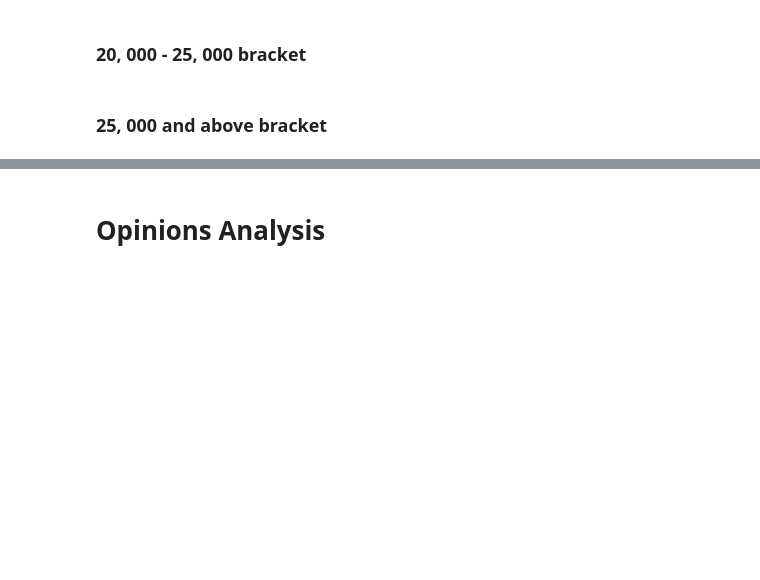
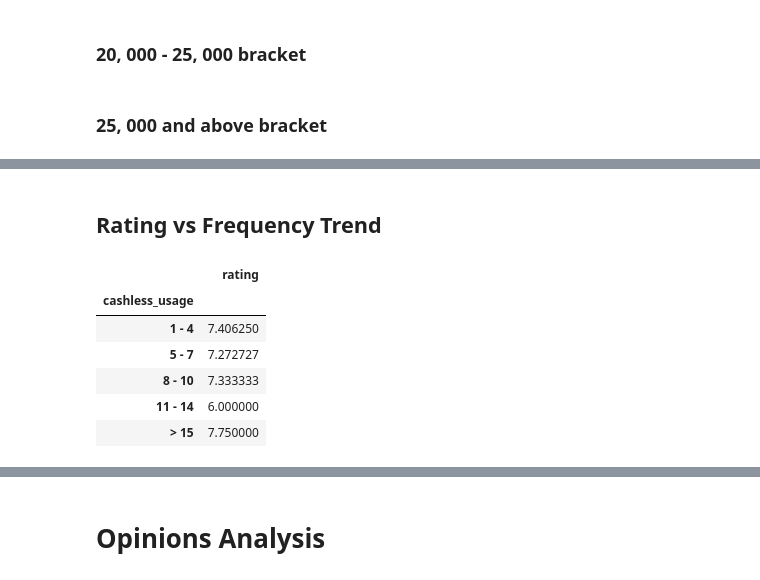
Before and after one commit to geosefuy/sthciux-cashless, a Jupyter notebook: [STHCIUX] Needfinding Study Exploratory Data Analysis.ipynb, the cells around one changed output, grey strips where cells are left out. Saved outputs shown, nothing was run; the diff lists cells and outputs as text; code cells hidden in the pictures; blank space fills up the shorter version.

```diff
--- a/[STHCIUX] Needfinding Study Exploratory Data Analysis.ipynb
+++ b/[STHCIUX] Needfinding Study Exploratory Data Analysis.ipynb
@@ -524,3 +524,20 @@ _25000
 # %% [output]
 |  | Sex | Current Level of Education | Type of Institution | allowance | card_use | card_usage | pay_app_use | ... |
 | 43 | Male | Undergraduate | Private School / University | 25,000 and above | No | NaN | Yes | ... |
+# %% [markdown]
+## Rating vs Frequency Trend
+# %%
+from sklearn import preprocessing
+
+df = responses_df[['cashless_usage', 'rating']].sort_values(by="cashless_usage")
+df = df.groupby(['cashless_usage']).mean()
+df = df.loc[['1 - 4', '5 - 7', '8 - 10', '11 - 14', '> 15']]
+df
+# %% [output]
+|  | rating |
+| cashless_usage |  |
+| 1 - 4 | 7.406250 |
+| 5 - 7 | 7.272727 |
+| 8 - 10 | 7.333333 |
+| 11 - 14 | 6.000000 |
+| > 15 | 7.750000 |
```
Also changed, not shown: parts of 3 cells of this notebook.
